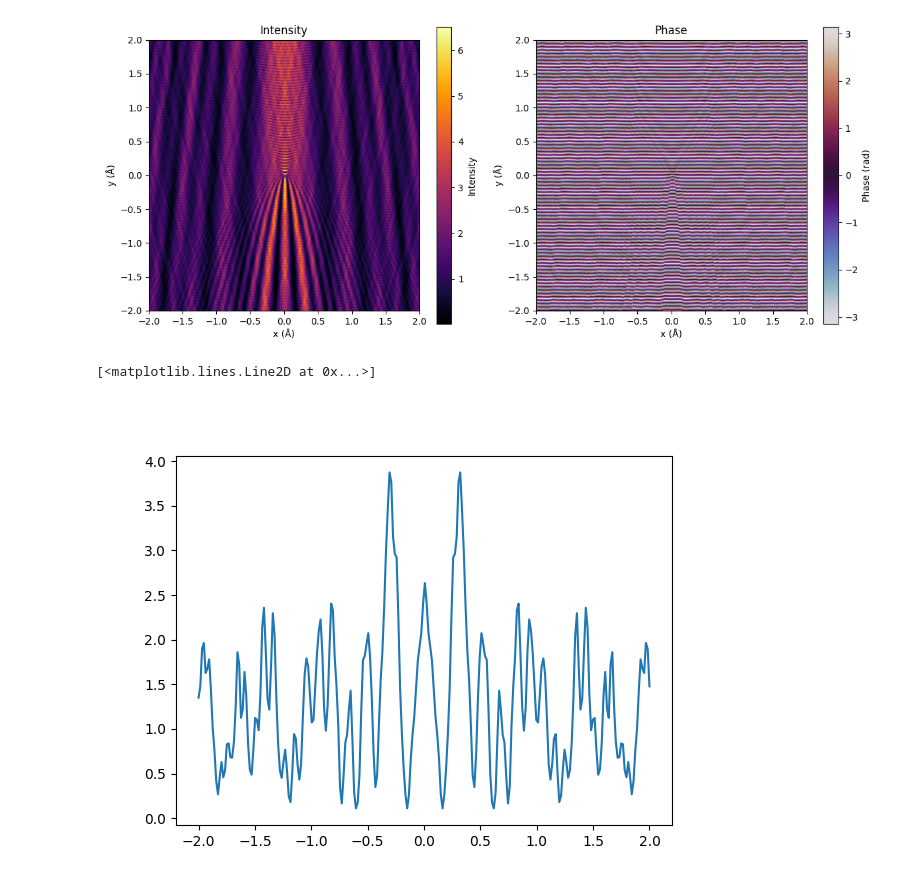
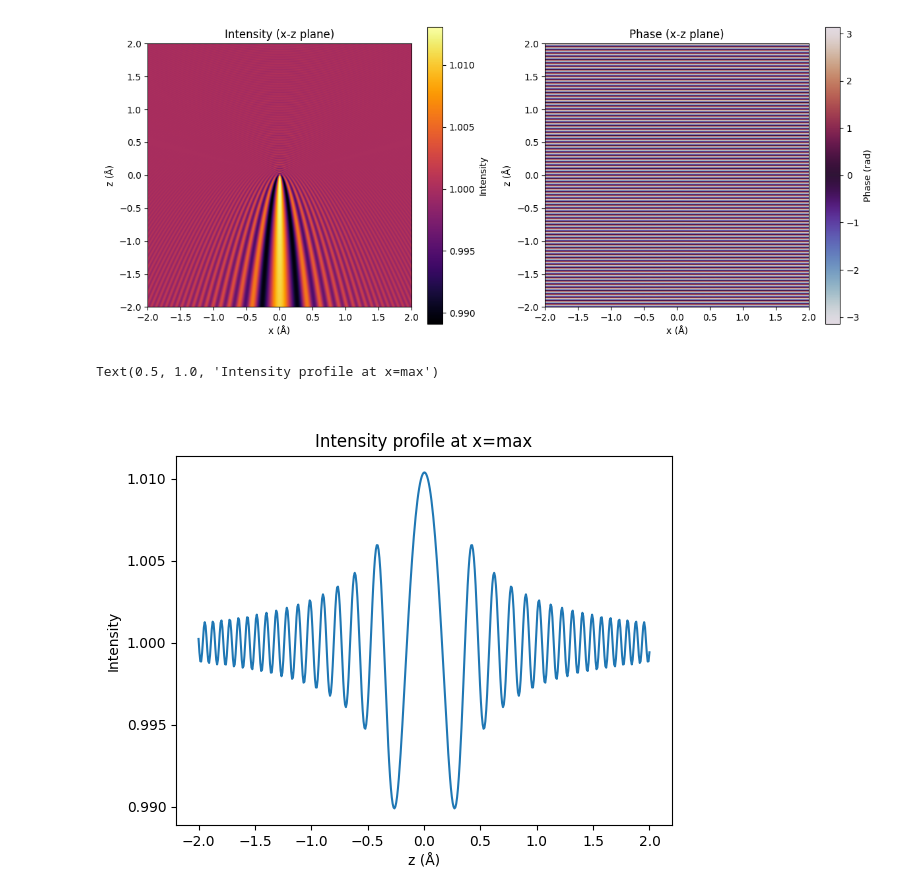
Before and after one commit to DavidLanders95/WideAnglePropagation, a Jupyter notebook: FDTDmethod/lippmann_schwinger.ipynb, the cells around one changed output. Cells and saved outputs as stored; diff of their text form; code cells hidden in the pictures.

```diff
--- a/FDTDmethod/lippmann_schwinger.ipynb
+++ b/FDTDmethod/lippmann_schwinger.ipynb
@@ -128,8 +162,8 @@ wavelength_angstrom = 0.05
 energy_ev = wavelength_to_energy_ev(wavelength_angstrom)
 
 # 2D grid
-nx, ny = 256, 256
-roi_nz = 256
+nx, ny = 512, 512
+roi_nz = 512
 roi_xmin, roi_xmax = -2.0, 2.0
 roi_ymin, roi_ymax = -2.0, 2.0
 roi_zmin, roi_zmax = -2.0, 2.0
@@ -145,14 +179,9 @@ abtem.config.set({"precision": "float64"})
 
 cell_x = roi_xmax - roi_xmin
 cell_y = roi_ymax - roi_ymin
-cell_z = roi_nz * dz
+cell_z = roi_zmax - roi_zmin
 atoms = ase.Atoms("Au", cell=[cell_x, cell_y, cell_z], pbc=True)
 atoms.center()
 
 pot = abtem.Potential(atoms, gpts=(nx, ny), slice_thickness=dz, projection="finite")
 pot_arr = pot.build(lazy=False).array  # (nz, ny, nx)
-
-# Take a 2D slice near the center (z mid-plane), convert V·Å -> V
-mid = pot_arr.shape[0] // 2
-pot_2d = -pot_arr[mid, :, :].T / dz  # (nx, ny) = (x, y)
-print("pot_2d stats (V):", pot_2d.min(), pot_2d.max())
@@ -160,0 +188,5 @@ pot_2d stats (V): -82424.19618454948 -0.16265940947016566
+# %%
+# Take a 2D slice in x-z plane at y mid-point
+y_mid = pot_arr.shape[1] // 2
+pot_2d = -pot_arr[:, y_mid, :].T  # Extract (nz, nx) slice, transpose to (nx, nz) for solver
+print("pot_2d stats (V):", pot_2d.min(), pot_2d.max())
@@ -171,33 +205,36 @@ Mean intensity: 1.3865665172325672
 # %%
-# Plot intensity and phase for the 2D solution
-intensity = jnp.abs(result_wave) ** 2
+# Plot intensity and phase for the 2D solution (x-z plane)
+intensity = jnp.abs(result_wave)
 phase = jnp.angle(result_wave)
 
-# Transpose for display so x is horizontal and y is vertical
+# Transpose for display so x is horizontal and z is vertical
 intensity_plot = np.asarray(intensity).T
 phase_plot = np.asarray(phase).T
 
 fig, axes = plt.subplots(1, 2, figsize=(12, 5))
 
 im0 = axes[0].imshow(intensity_plot, origin='upper',
-                     extent=(roi_xmin, roi_xmax, roi_ymin, roi_ymax), cmap='inferno')
-axes[0].set_title('Intensity')
-axes[0].set_xlabel('x (Å)'); axes[0].set_ylabel('y (Å)')
+                     extent=(roi_xmin, roi_xmax, roi_zmin, roi_zmax), cmap='inferno')
+axes[0].set_title('Intensity (x-z plane)')
+axes[0].set_xlabel('x (Å)'); axes[0].set_ylabel('z (Å)')
 fig.colorbar(im0, ax=axes[0], label='Intensity')
 
 im1 = axes[1].imshow(phase_plot, origin='upper',
-                     extent=(roi_xmin, roi_xmax, roi_ymin, roi_ymax), cmap='twilight')
-axes[1].set_title('Phase')
-axes[1].set_xlabel('x (Å)'); axes[1].set_ylabel('y (Å)')
+                     extent=(roi_xmin, roi_xmax, roi_zmin, roi_zmax), cmap='twilight')
+axes[1].set_title('Phase (x-z plane)')
+axes[1].set_xlabel('x (Å)'); axes[1].set_ylabel('z (Å)')
 fig.colorbar(im1, ax=axes[1], label='Phase (rad)')
 
 plt.tight_layout()
 plt.show()
 # %% [output]
-[figure, old version]
+[figure, new version]
 # %%
 plt.figure()
-plt.plot(y, np.abs(result_wave[:, -1])**2)
+plt.plot(z, np.abs(result_wave[:, -1]))
+plt.xlabel('z (Å)')
+plt.ylabel('Intensity')
+plt.title('Intensity profile at x=max')
 # %% [output]
-[<matplotlib.lines.Line2D at 0x...>]
+Text(0.5, 1.0, 'Intensity profile at x=max')
-[figure, old version]
+[figure, new version]
```
Also changed, not shown: parts of 5 cells of this notebook, 4 other files.
